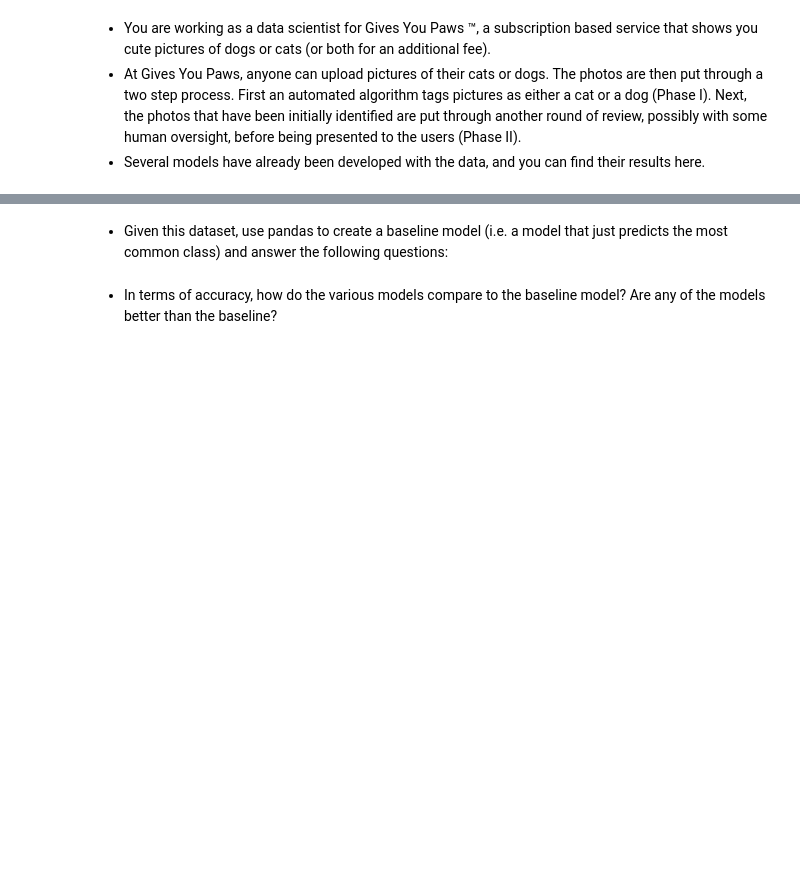
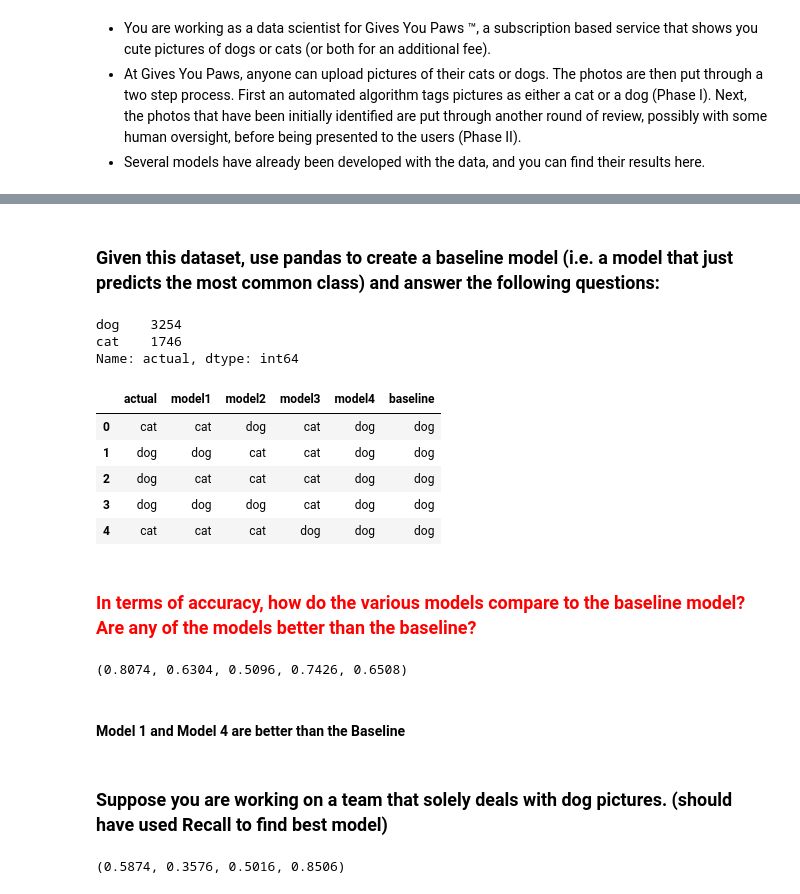
Before and after one commit to kanieladenis/classification-exercises, a Jupyter notebook: model_evaluation.ipynb, the cells around one changed output, grey strips where cells are left out. Drawn from its saved outputs; the diff is of its cells as text; code cells hidden in the pictures; blank space fills up the shorter version.

Commit message:
updated model evaluation exercies from review, added model exercises for decisin tree lesson. Added decision tree pdfs.

```diff
--- a/model_evaluation.ipynb
+++ b/model_evaluation.ipynb
@@ -201,3 +202,7 @@ m1_precision, m2_precision, m3_precision
 - You are working as a data scientist for Gives You Paws ™, a subscription based service that shows you cute pictures of dogs or cats (or both for an additional fee).
 - At Gives You Paws, anyone can upload pictures of their cats or dogs. The photos are then put through a two step process. First an automated algorithm tags pictures as either a cat or a dog (Phase I). Next, the photos that have been initially identified are put through another round of review, possibly with some human oversight, before being presented to the users (Phase II).
 - Several models have already been developed with the data, and you can find their results here.
+# %%
+# Acquire Data for Give You Paws
+df_paws = pd.read_csv('gives_you_paws.csv')
+df_paws.head()
@@ -204,4 +216,43 @@ m1_precision, m2_precision, m3_precision
 # %% [markdown]
-- Given this dataset, use pandas to create a baseline model (i.e. a model that just predicts the most common class) and answer the following questions:
+### Given this dataset, use pandas to create a baseline model (i.e. a model that just predicts the most common class) and answer the following questions:
+# %%
+# find most frequent label to create baseline. Dog is most frequent.
+df_paws.actual.value_counts()
+# %% [output]
+dog    3254
+cat    1746
+Name: actual, dtype: int64
+# %%
+# Create baseline set for dog
+df_paws['baseline'] = 'dog'
+df_paws.head()
+# %% [output]
+|  | actual | model1 | model2 | model3 | model4 | baseline |
+| 0 | cat | cat | dog | cat | dog | dog |
+| 1 | dog | dog | cat | cat | dog | dog |
+| 2 | dog | cat | cat | cat | dog | dog |
+| 3 | dog | dog | dog | cat | dog | dog |
+| 4 | cat | cat | cat | dog | dog | dog |
 # %% [markdown]
-- In terms of accuracy, how do the various models compare to the baseline model? Are any of the models better than the baseline?
+### <font color = 'red'> In terms of accuracy, how do the various models compare to the baseline model? Are any of the models better than the baseline?
+# %%
+m1_accuracy = (df_paws.actual == df_paws.model1).mean()
+m2_accuracy = (df_paws.actual == df_paws.model2).mean()
+m3_accuracy = (df_paws.actual == df_paws.model3).mean()
+m4_accuracy = (df_paws.actual == df_paws.model4).mean()
+b_accuracy = (df_paws.actual == df_paws.baseline).mean()
+m1_accuracy, m2_accuracy, m3_accuracy, m4_accuracy, b_accuracy
+# %% [output]
+(0.8074, 0.6304, 0.5096, 0.7426, 0.6508)
+# %% [markdown]
+#### Model 1 and Model 4 are better than the Baseline
+# %% [markdown]
+### Suppose you are working on a team that solely deals with dog pictures.   (should have used Recall to find best model)
+# %%
+m1_b_accuracy = (df_paws.baseline == df_paws.model1).mean()
+m2_b_accuracy = (df_paws.baseline == df_paws.model2).mean()
+m3_b_accuracy = (df_paws.baseline == df_paws.model3).mean()
+m4_b_accuracy = (df_paws.baseline == df_paws.model4).mean()
+m1_b_accuracy, m2_b_accuracy, m3_b_accuracy, m4_b_accuracy
+# %% [output]
+(0.5874, 0.3576, 0.5016, 0.8506)
```
Also changed, not shown: parts of 43 cells of this notebook, 5 other files.
